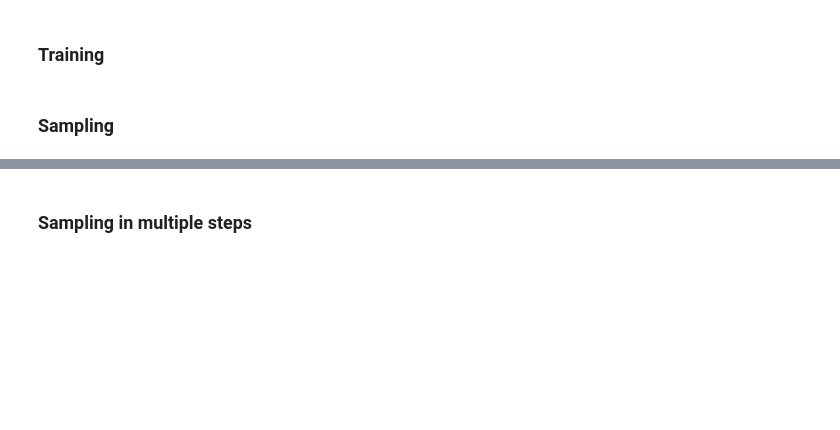
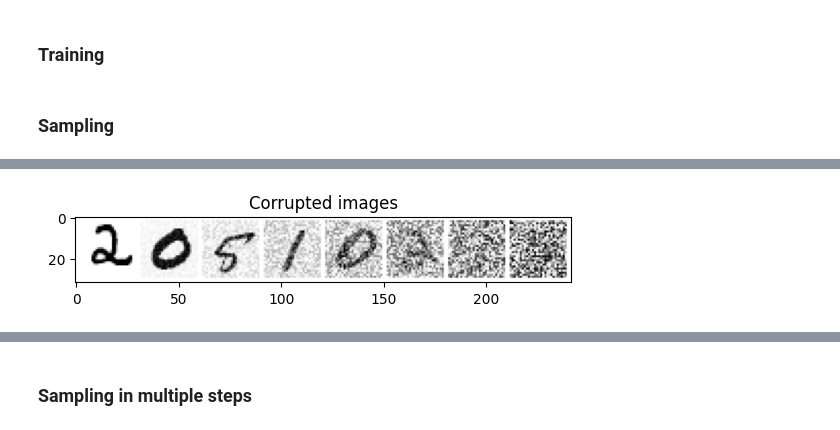
Before and after one commit to dittohed/image-gen-from-scratch, a Jupyter notebook: notebooks/diffusion_like_demo.ipynb, the cells around one changed output, grey strips where cells are left out. Drawn from its saved outputs; the diff is of its cells as text; code cells hidden in the pictures; blank space fills up the shorter version.

```diff
--- a/notebooks/diffusion_like_demo.ipynb
+++ b/notebooks/diffusion_like_demo.ipynb
@@ -111,9 +117,11 @@ show_tensor_imgs(x, 'Original images')
 # %%
 x = x.to(device)
-amount = torch.linspace(0, 1, x.shape[0])
+amount = torch.linspace(0, 1, x.shape[0]).to(device)
 x_corr = corrupt(x, amount)
 
 show_tensor_imgs(x_corr, 'Corrupted images', from_gpu=True)
+# %% [output]
+[figure, added]
 # %%
 with torch.no_grad():
     x_reconstr = model(x_corr)
```
Also changed, not shown: parts of 8 cells of this notebook.
